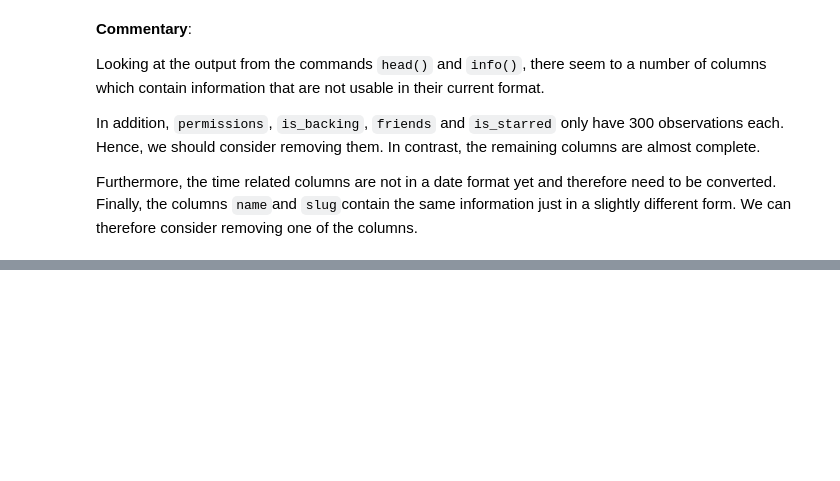
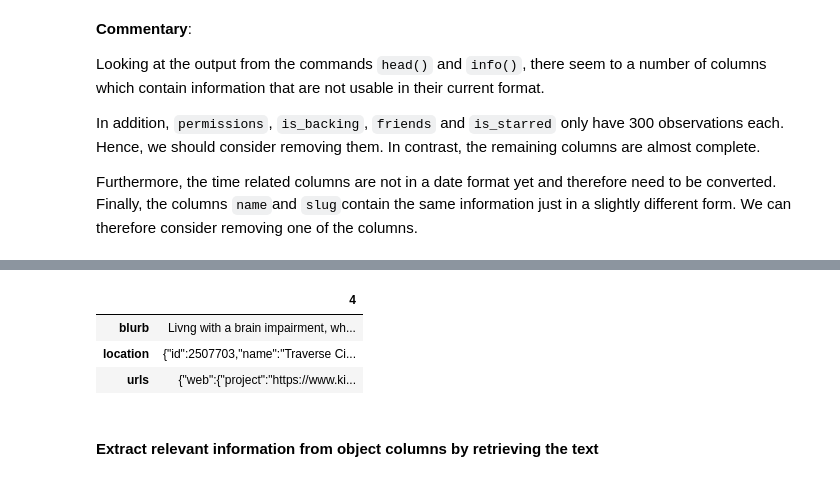
Before and after one commit to Toseidel/Kickstarter-Project, a Jupyter notebook: Kickstarter_Project.ipynb, the cells around one changed output, grey strips where cells are left out. Cells and saved outputs as stored; diff of their text form; code cells hidden in the pictures; blank space fills up the shorter version.

```diff
--- a/Kickstarter_Project.ipynb
+++ b/Kickstarter_Project.ipynb
@@ -486,0 +337,10 @@ df2.shape
+# %%
+pd.set_option("max_colwidth", 50, "max_columns",20)
+df[4:5][["blurb", "location", "urls"]].T
+# %% [output]
+|  | 4 |
+| blurb | Livng with a brain impairment, wh... |
+| location | {"id":2507703,"name":"Traverse Ci... |
+| urls | {"web":{"project":"https://www.ki... |
+# %% [markdown]
+#### Extract relevant information from object columns by retrieving the text
```
Also changed, not shown: parts of 58 cells of this notebook.
